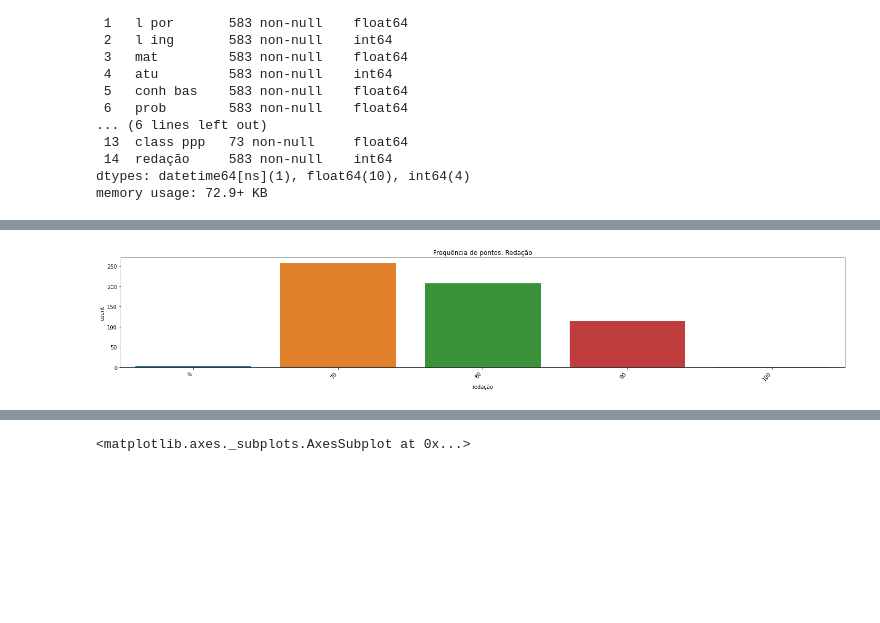
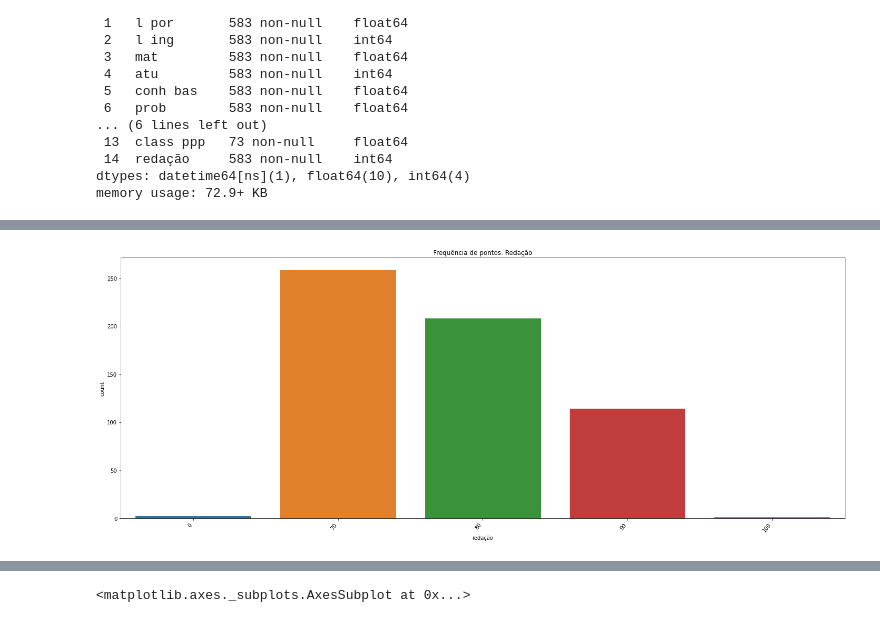
Before and after one commit to Gabriel-Lyra/estatisticas_prova_bb_2021, a Jupyter notebook: plotagens.ipynb, the cells around one changed output, grey strips where cells are left out. Cells and saved outputs as stored; diff of their text form; code cells hidden in the pictures; blank space fills up the shorter version.

```diff
--- a/plotagens.ipynb
+++ b/plotagens.ipynb
@@ -95,15 +95,15 @@ plt.tight_layout()
 # %%
 ##Plotting pontos: Redação
 
-plt.figure(figsize=(20,4))
+plt.figure(figsize=(20,8))
 
 ax = sns.countplot(dataset['redação'])
 
 ax.set_xticklabels(ax.get_xticklabels(), rotation=50, ha="right")
 ax.set_title('Frequência de pontos: Redação')
 plt.tight_layout()
 # %% [output]
-[figure, old version]
+[figure, new version]
 # %%
 ##Plotting pontos: Língua Portuguesa
 
```
Also changed, not shown: parts of 11 cells of this notebook.
